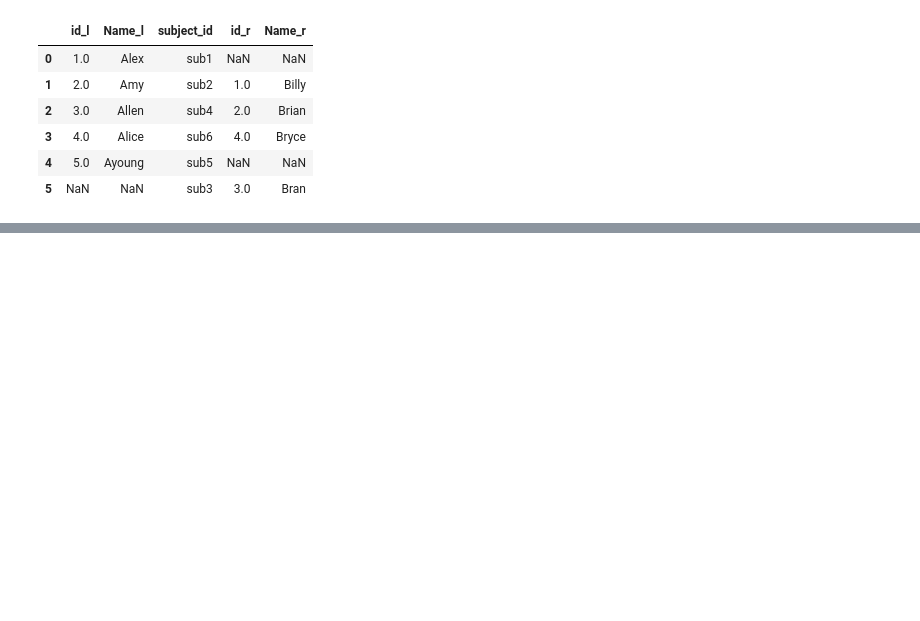
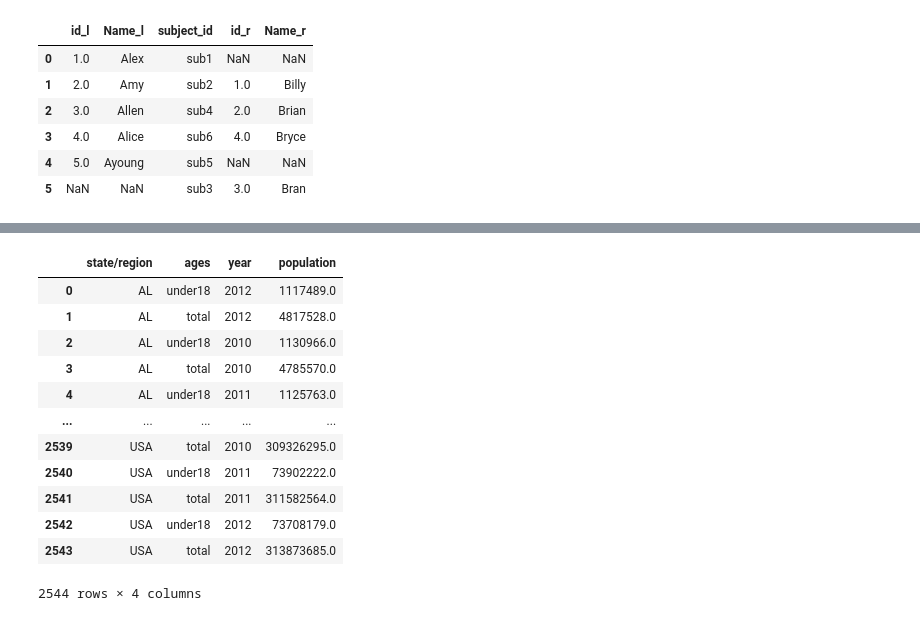
Before and after one commit to danyalutsevich/ML_AI, a Jupyter notebook: Pandas/HowMerge.ipynb, the cells around one changed output, grey strips where cells are left out. Cells and saved outputs as stored; diff of their text form; code cells hidden in the pictures; blank space fills up the shorter version.

```diff
--- a/Pandas/HowMerge.ipynb
+++ b/Pandas/HowMerge.ipynb
@@ -64,0 +160,16 @@ employee_l.merge()
+# %%
+pop
+# %% [output]
+|  | state/region | ages | year | population |
+| 0 | AL | under18 | 2012 | 1117489.0 |
+| 1 | AL | total | 2012 | 4817528.0 |
+| 2 | AL | under18 | 2010 | 1130966.0 |
+| 3 | AL | total | 2010 | 4785570.0 |
+| 4 | AL | under18 | 2011 | 1125763.0 |
+| ... | ... | ... | ... | ... |
+| 2539 | USA | total | 2010 | 309326295.0 |
+| 2540 | USA | under18 | 2011 | 73902222.0 |
+| 2541 | USA | total | 2011 | 311582564.0 |
+| 2542 | USA | under18 | 2012 | 73708179.0 |
+| 2543 | USA | total | 2012 | 313873685.0 |
+2544 rows × 4 columns
```
Also changed, not shown: parts of 12 cells of this notebook, 3 other files.
